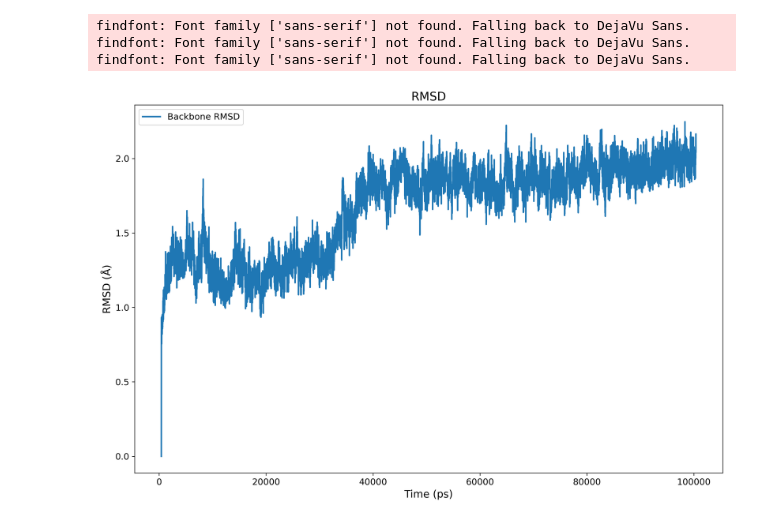
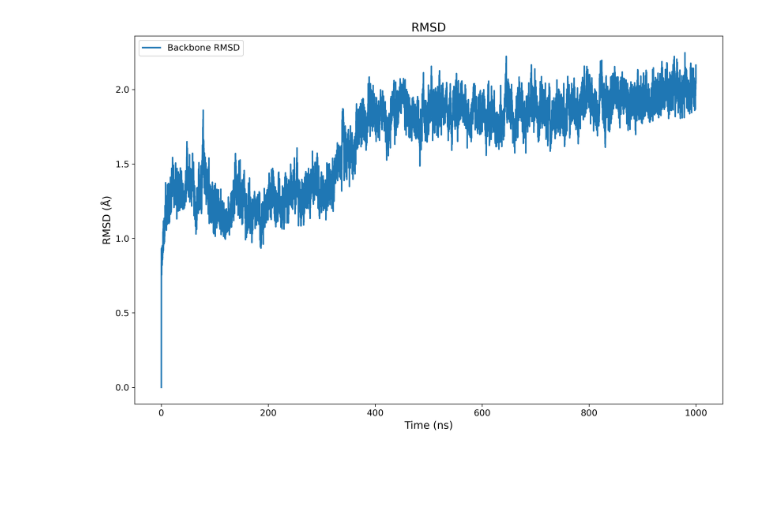
Before and after one commit to bathirjsr/Automation-Scripts-For-QM-MM-and-MD, a Jupyter notebook: Python_Code/MD_Analysis.ipynb, the cells around one changed output. Drawn from its saved outputs; the diff is of its cells as text; code cells hidden in the pictures; blank space fills up the shorter version.

```diff
--- a/Python_Code/MD_Analysis.ipynb
+++ b/Python_Code/MD_Analysis.ipynb
@@ -12,7 +13,17 @@ len(u.trajectory)
 # %%
 # Calculate RMSD
-rmsd = rms.RMSD(u, u, select='backbone', ref_frame=0)
+rmsd = rms.RMSD(u, u, ref_frame=0, select='backbone')
 rmsd.run()
+
 # Convert frames to time
-time_step = 0.1  # time step in picoseconds
-time = rmsd.rmsd[:, 1] * time_step
+time_step = 0.1  # time step in nanoseconds
+time = np.arange(len(rmsd.rmsd)) * time_step
+
+# Calculate average RMSD
+average_rmsd = np.mean(rmsd.rmsd[:, 2])
+
+# Create a DataFrame with time and RMSD values
+rmsd_df = pd.DataFrame({
+    'Time (ns)': time,
+    'RMSD (Å)': rmsd.rmsd[:, 2]
+})
@@ -19,24 +54,21 @@ time = rmsd.rmsd[:, 1] * time_step
 # %%
 # Configure Matplotlib to use Arial font
 plt.rcParams['font.family'] = 'sans-serif'
 plt.rcParams['font.sans-serif'] = 'Arial'
 # Plot RMSD with high quality settings
 plt.figure(figsize=(12, 8), dpi=300)  # Set figure size and resolution
 plt.plot(time, rmsd.rmsd[:, 2], label='Backbone RMSD', linewidth=2)
-plt.xlabel('Time (ps)', fontsize=14)
+plt.xlabel('Time (ns)', fontsize=14)
 plt.ylabel('RMSD (Å)', fontsize=14)
 plt.title('RMSD', fontsize=16)
 plt.legend(fontsize=12)
 plt.grid(False)
 plt.xticks(fontsize=12)
 plt.yticks(fontsize=12)
 plt.tight_layout()
 plt.show()
 # %% [output]
-findfont: Font family ['sans-serif'] not found. Falling back to DejaVu Sans.
-findfont: Font family ['sans-serif'] not found. Falling back to DejaVu Sans.
-findfont: Font family ['sans-serif'] not found. Falling back to DejaVu Sans.
-[figure, old version]
+[figure, new version]
 # %%
 # Calculate RMSF
 rmsf = rms.RMSF(u.select_atoms('name CA')).run()
```
Also changed, not shown: parts of 7 cells of this notebook, 1 other file.
